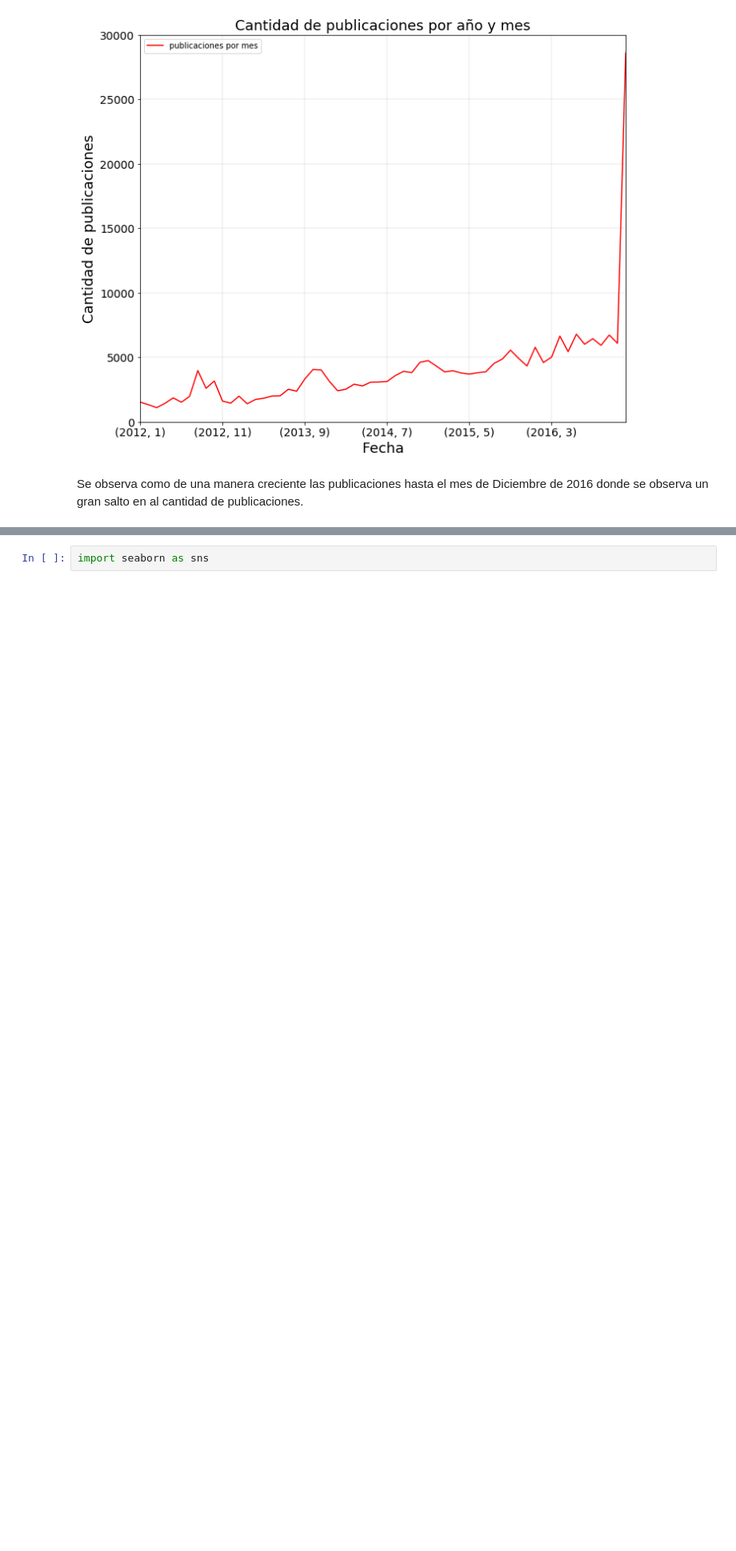
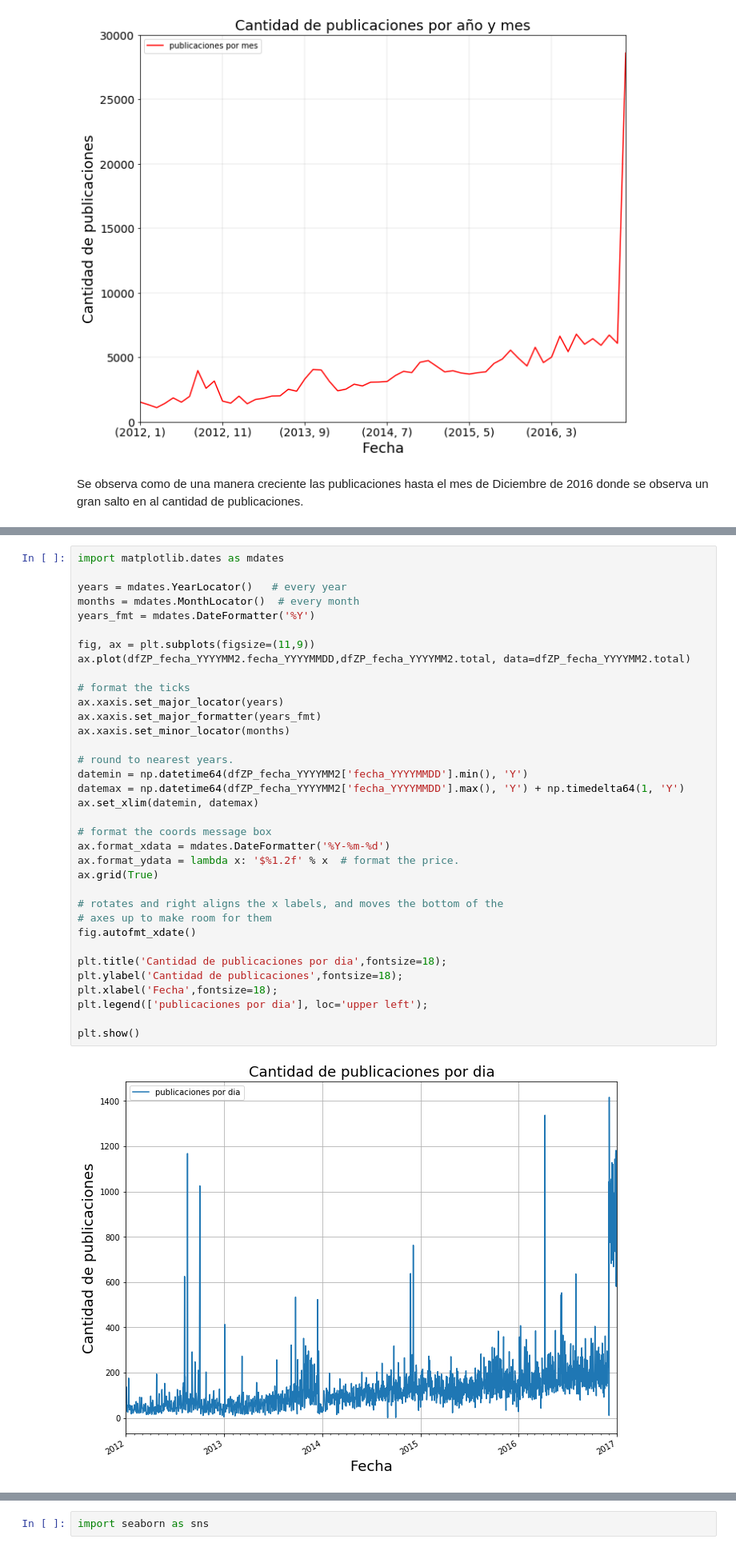
Before and after one commit to cessar5/7506_20192C, a Jupyter notebook: tp1.ipynb, the cells around one changed output, grey strips where cells are left out. Shown at 80% size. Cells and saved outputs as stored; diff of their text form; blank space fills up the shorter version.

```diff
--- a/tp1.ipynb
+++ b/tp1.ipynb
@@ -769,0 +849,37 @@ Se observa como de una manera creciente las publicaciones hasta el mes de Diciem
+# %%
+import matplotlib.dates as mdates
+
+years = mdates.YearLocator()   # every year
+months = mdates.MonthLocator()  # every month
+years_fmt = mdates.DateFormatter('%Y')
+
+fig, ax = plt.subplots(figsize=(11,9))
+ax.plot(dfZP_fecha_YYYYMM2.fecha_YYYYMMDD,dfZP_fecha_YYYYMM2.total, data=dfZP_fecha_YYYYMM2.total)
+
+# format the ticks
+ax.xaxis.set_major_locator(years)
+ax.xaxis.set_major_formatter(years_fmt)
+ax.xaxis.set_minor_locator(months)
+
+# round to nearest years.
+datemin = np.datetime64(dfZP_fecha_YYYYMM2['fecha_YYYYMMDD'].min(), 'Y')
+datemax = np.datetime64(dfZP_fecha_YYYYMM2['fecha_YYYYMMDD'].max(), 'Y') + np.timedelta64(1, 'Y')
+ax.set_xlim(datemin, datemax)
+
+# format the coords message box
+ax.format_xdata = mdates.DateFormatter('%Y-%m-%d')
+ax.format_ydata = lambda x: '$%1.2f' % x  # format the price.
+ax.grid(True)
+
+# rotates and right aligns the x labels, and moves the bottom of the
+# axes up to make room for them
+fig.autofmt_xdate()
+
+plt.title('Cantidad de publicaciones por dia',fontsize=18);
+plt.ylabel('Cantidad de publicaciones',fontsize=18);
+plt.xlabel('Fecha',fontsize=18);
+plt.legend(['publicaciones por dia'], loc='upper left');
+
+plt.show()
+# %% [output]
+[figure, added]
```
Also changed, not shown: parts of 38 cells of this notebook.
